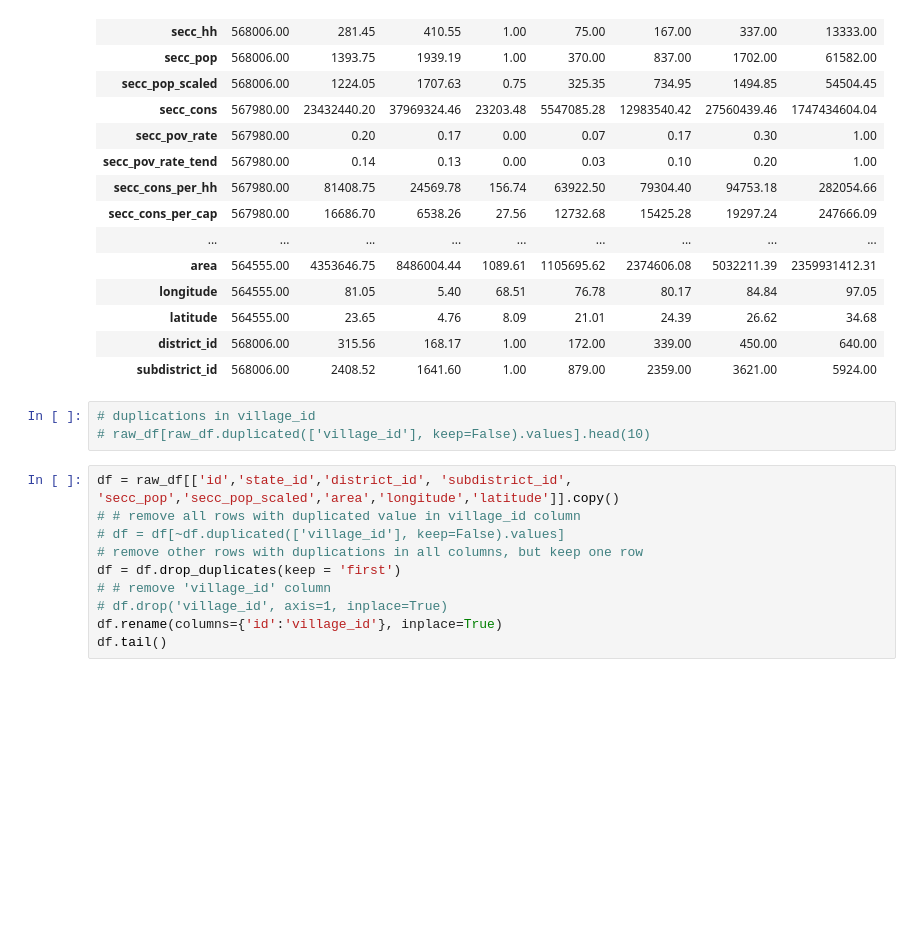
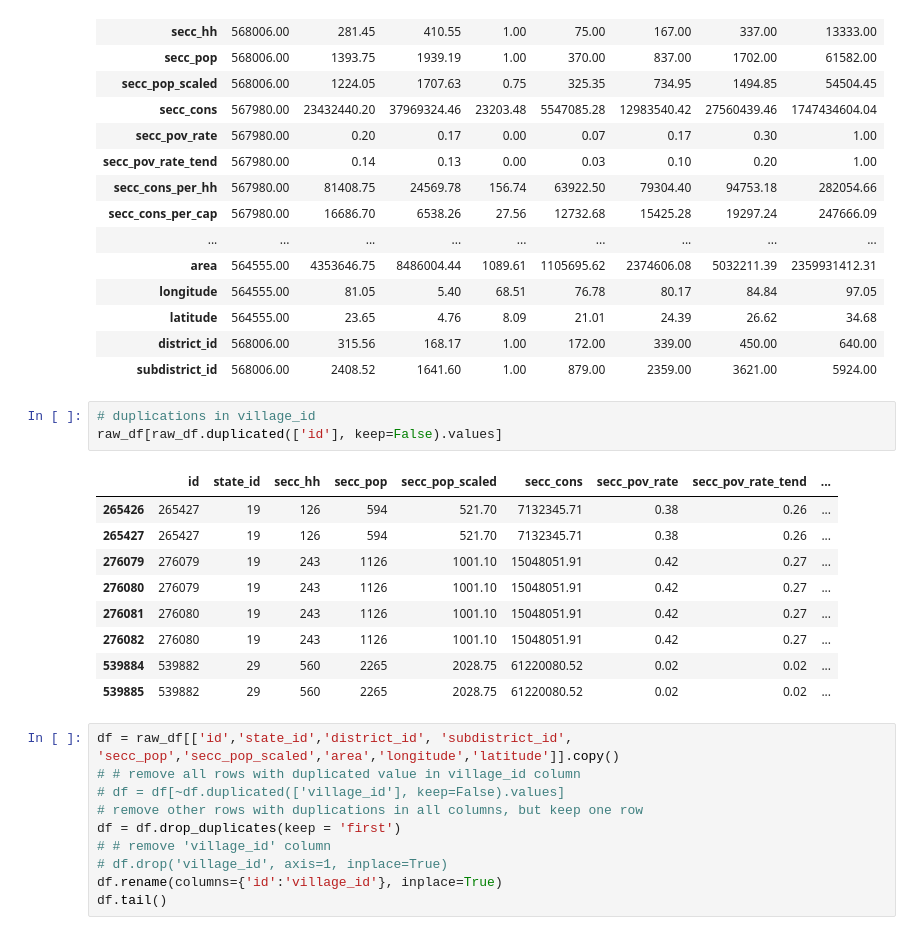
Before and after one commit to huwenjie333/cnn-population-mapping, a Jupyter notebook: code/pop_data_preprocess.ipynb, the cells around one changed output. Saved outputs shown, nothing was run; the diff lists cells and outputs as text; blank space fills up the shorter version.

```diff
--- a/code/pop_data_preprocess.ipynb
+++ b/code/pop_data_preprocess.ipynb
@@ -33,7 +33,17 @@ raw_df.loc[:,raw_df.columns != 'CENSUS2011'].describe().transpose()
 | subdistrict_id | 568006.00 | 2408.52 | 1641.60 | 1.00 | 879.00 | 2359.00 | 3621.00 | 5924.00 |
 # %%
 # duplications in village_id
-# raw_df[raw_df.duplicated(['village_id'], keep=False).values].head(10)
+raw_df[raw_df.duplicated(['id'], keep=False).values]
+# %% [output]
+|  | id | state_id | secc_hh | secc_pop | secc_pop_scaled | secc_cons | secc_pov_rate | secc_pov_rate_tend | ... |
+| 265426 | 265427 | 19 | 126 | 594 | 521.70 | 7132345.71 | 0.38 | 0.26 | ... |
+| 265427 | 265427 | 19 | 126 | 594 | 521.70 | 7132345.71 | 0.38 | 0.26 | ... |
+| 276079 | 276079 | 19 | 243 | 1126 | 1001.10 | 15048051.91 | 0.42 | 0.27 | ... |
+| 276080 | 276079 | 19 | 243 | 1126 | 1001.10 | 15048051.91 | 0.42 | 0.27 | ... |
+| 276081 | 276080 | 19 | 243 | 1126 | 1001.10 | 15048051.91 | 0.42 | 0.27 | ... |
+| 276082 | 276080 | 19 | 243 | 1126 | 1001.10 | 15048051.91 | 0.42 | 0.27 | ... |
+| 539884 | 539882 | 29 | 560 | 2265 | 2028.75 | 61220080.52 | 0.02 | 0.02 | ... |
+| 539885 | 539882 | 29 | 560 | 2265 | 2028.75 | 61220080.52 | 0.02 | 0.02 | ... |
 # %%
 df = raw_df[['id','state_id','district_id', 'subdistrict_id', 'secc_pop','secc_pop_scaled','area','longitude','latitude']].copy()
 # # remove all rows with duplicated value in village_id column
```
Also changed, not shown: parts of 4 cells of this notebook.
